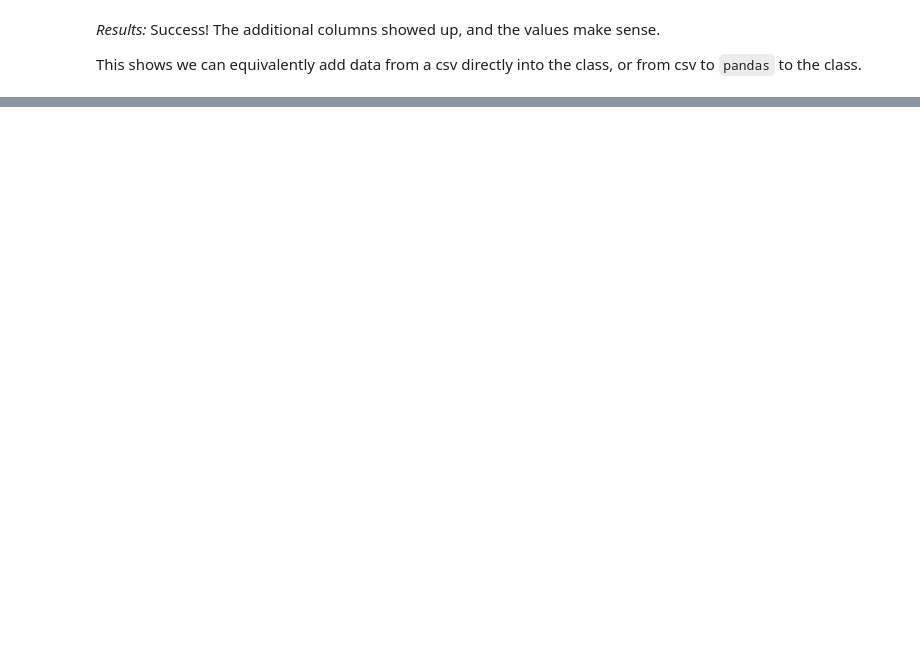
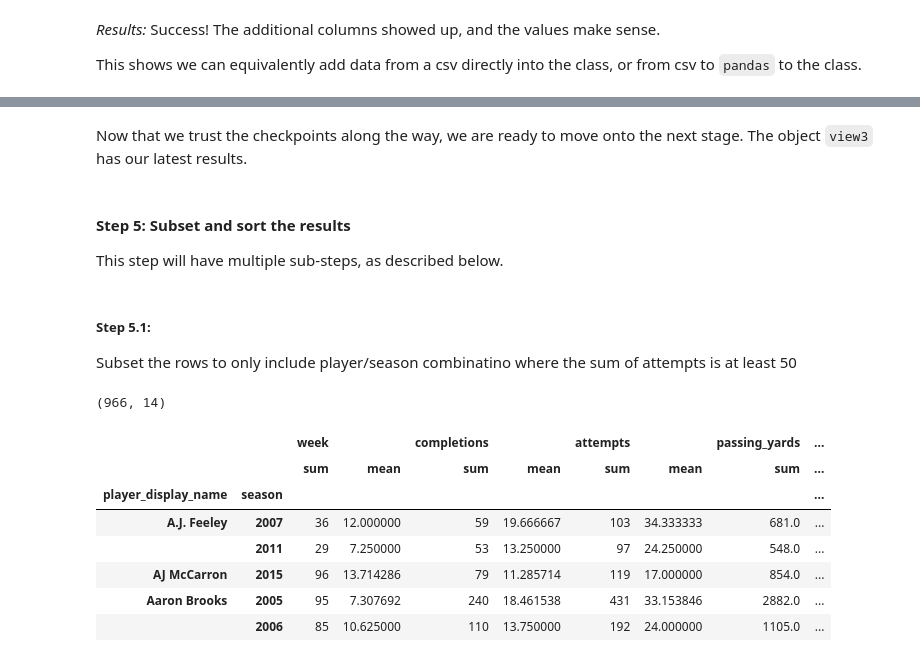
Before and after one commit to trevorlillywhite/_Project2_Lillywhite_NCSUST554, a Jupyter notebook: Project2_Lillywhite_NCSU_ST554.ipynb, the cells around one changed output, grey strips where cells are left out. Saved outputs shown, nothing was run; the diff lists cells and outputs as text; code cells hidden in the pictures; blank space fills up the shorter version.

```diff
--- a/Project2_Lillywhite_NCSU_ST554.ipynb
+++ b/Project2_Lillywhite_NCSU_ST554.ipynb
@@ -893,0 +1155,24 @@ The first section will be completed solely using `pandas-on-Spark`
+# %% [markdown]
+Now that we trust the checkpoints along the way, we are ready to move onto the next stage. The object `view3` has our latest results.
+# %% [markdown]
+#### Step 5: Subset and sort the results
+
+This step will have multiple sub-steps, as described below.
+# %% [markdown]
+##### Step 5.1:
+Subset the rows to only include player/season combinatino where the sum of attempts is at least 50
+# %%
+# Create new subset based on sum(attempts) >= 50
+subset4 = view3[view3[('attempts', 'sum')] >= 50]
+print(subset4.shape)
+subset4.head()
+# %% [output]
+(966, 14)
+|  |  | week |  | completions |  | attempts |  | passing_yards | ... |
+|  |  | sum | mean | sum | mean | sum | mean | sum | ... |
+| player_display_name | season |  |  |  |  |  |  |  | ... |
+| A.J. Feeley | 2007 | 36 | 12.000000 | 59 | 19.666667 | 103 | 34.333333 | 681.0 | ... |
+|  | 2011 | 29 | 7.250000 | 53 | 13.250000 | 97 | 24.250000 | 548.0 | ... |
+| AJ McCarron | 2015 | 96 | 13.714286 | 79 | 11.285714 | 119 | 17.000000 | 854.0 | ... |
+| Aaron Brooks | 2005 | 95 | 7.307692 | 240 | 18.461538 | 431 | 33.153846 | 2882.0 | ... |
+|  | 2006 | 85 | 10.625000 | 110 | 13.750000 | 192 | 24.000000 | 1105.0 | ... |
```
Also changed, not shown: parts of 41 cells of this notebook.
